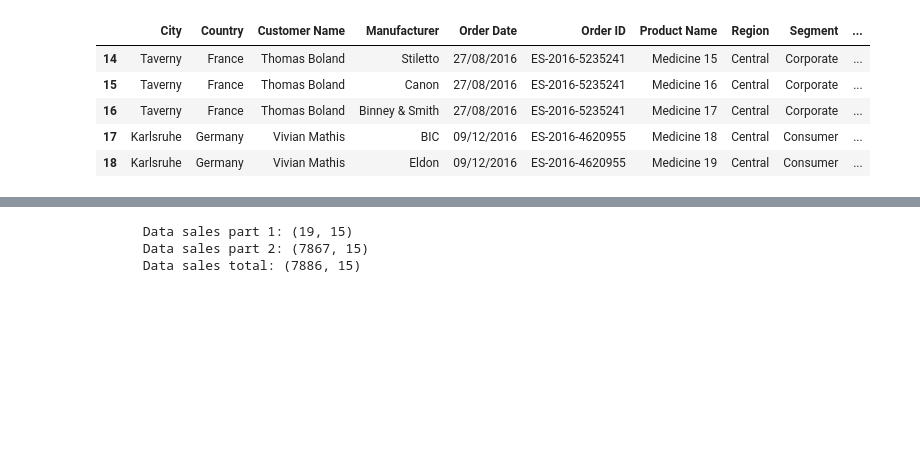
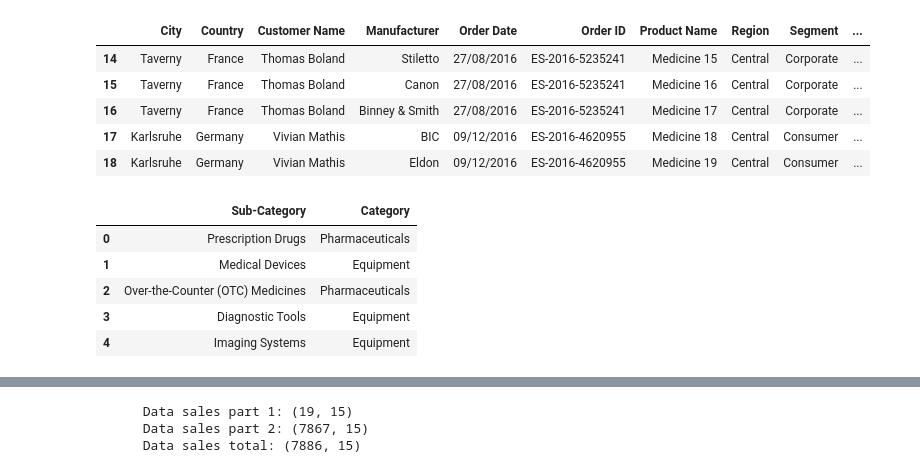
Before and after one commit to mr-EgGmAn/nghi_course06, a Jupyter notebook: notebooks/medicstore_nb1.ipynb, the cells around one changed output, grey strips where cells are left out. Cells and saved outputs as stored; diff of their text form; code cells hidden in the pictures; blank space fills up the shorter version.

```diff
--- a/notebooks/medicstore_nb1.ipynb
+++ b/notebooks/medicstore_nb1.ipynb
@@ -57,3 +58,13 @@ df_sales_part1.tail(5)
 | 16 | Taverny | France | Thomas Boland | Binney & Smith | 27/08/2016 | ES-2016-5235241 | Medicine 17 | Central | Corporate | ... |
 | 17 | Karlsruhe | Germany | Vivian Mathis | BIC | 09/12/2016 | ES-2016-4620955 | Medicine 18 | Central | Consumer | ... |
 | 18 | Karlsruhe | Germany | Vivian Mathis | Eldon | 09/12/2016 | ES-2016-4620955 | Medicine 19 | Central | Consumer | ... |
+# %%
+# Look at the first 5 rows of mapping table
+df_mapping.head()
+# %% [output]
+|  | Sub-Category | Category |
+| 0 | Prescription Drugs | Pharmaceuticals |
+| 1 | Medical Devices | Equipment |
+| 2 | Over-the-Counter (OTC) Medicines | Pharmaceuticals |
+| 3 | Diagnostic Tools | Equipment |
+| 4 | Imaging Systems | Equipment |
```
Also changed, not shown: parts of 8 cells of this notebook, 1 other file.
